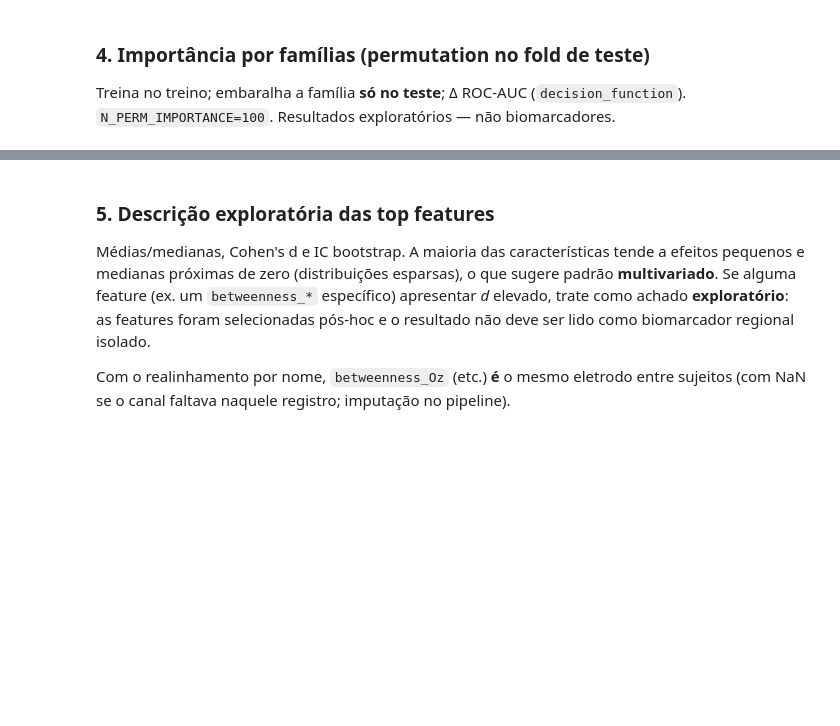
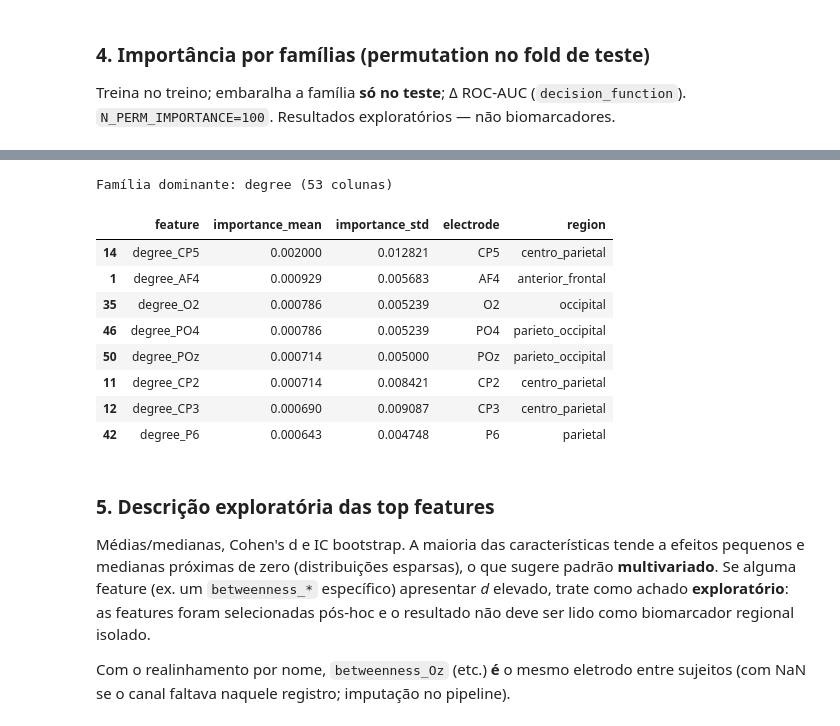
Before and after one commit to annesantos1990/TCC, a Jupyter notebook: notebook/03_classification/09_ml_age_robustness_interpretability.ipynb, the cells around one changed output, grey strips where cells are left out. Saved outputs shown, nothing was run; the diff lists cells and outputs as text; code cells hidden in the pictures; blank space fills up the shorter version.

Commit message:
Reexecuta classificação etária com as métricas de rede corrigidas.
Co-authored-by: Cursor <cursoragent@cursor.com>

```diff
--- a/notebook/03_classification/09_ml_age_robustness_interpretability.ipynb
+++ b/notebook/03_classification/09_ml_age_robustness_interpretability.ipynb
@@ -55,12 +55,9 @@ NODE_PREFIXES = (
     "degree_",
     "clustering_",
     "betweenness_",
-    "local_efficiency_",
     "hub_frequency_",
-    "weighted_degree_",
 )
 GLOBAL_FEATURES = [
-    "global_efficiency",
     "edges_mean",
     "edges_std",
     "edges_cv",
@@ -69,9 +66,7 @@ FEATURE_FAMILIES = {
     "degree": ("degree_",),
     "clustering": ("clustering_",),
     "betweenness": ("betweenness_",),
-    "local_efficiency": ("local_efficiency_",),
     "hub_frequency": ("hub_frequency_",),
-    "weighted_degree": ("weighted_degree_",),
     "global": tuple(GLOBAL_FEATURES),
 }
 
@@ -159,7 +154,7 @@ y.index = eo["subject_id"].values
 
 named_bt = [c for c in FEATURE_COLS if c.startswith("betweenness_")]
 assert named_bt and not named_bt[0].split("_", 1)[1].isdigit(), (
-    "Dataset ainda parece indexado; rode realign_features_by_electrode.py"
+    "Dataset ainda parece indexado; rode notebook/00_redes/03_realign_features_by_electrode.ipynb"
 )
 print(
     f"EO: n={len(y)}, features={X.shape[1]}, y={y.value_counts().to_dict()}, "
@@ -411,35 +450,44 @@ for col in top_family_cols:
     drops = np.asarray(drops, dtype=float)
     col_rows.append(
         {
             "feature": col,
             "importance_mean": float(drops.mean()),
             "importance_std": float(drops.std()),
         }
     )
 
 df_col = pd.DataFrame(col_rows).sort_values("importance_mean", ascending=False)
 df_col_top = df_col.head(TOP_K_FEATURES).copy()
 
 def feature_to_electrode(feat: str):
     for prefix in (
         "degree_",
         "clustering_",
         "betweenness_",
-        "local_efficiency_",
         "hub_frequency_",
-        "weighted_degree_",
     ):
         if feat.startswith(prefix):
             elect = feat[len(prefix) :]
             if elect and not elect.isdigit():
                 return elect, electrode_region(elect)
     return None, None
 
 
 mapped = df_col_top["feature"].apply(feature_to_electrode)
 df_col_top["electrode"] = [m[0] for m in mapped]
 df_col_top["region"] = [m[1] for m in mapped]
 df_col_top
+# %% [output]
+Família dominante: degree (53 colunas)
+|  | feature | importance_mean | importance_std | electrode | region |
+| 14 | degree_CP5 | 0.002000 | 0.012821 | CP5 | centro_parietal |
+| 1 | degree_AF4 | 0.000929 | 0.005683 | AF4 | anterior_frontal |
+| 35 | degree_O2 | 0.000786 | 0.005239 | O2 | occipital |
+| 46 | degree_PO4 | 0.000786 | 0.005239 | PO4 | parieto_occipital |
+| 50 | degree_POz | 0.000714 | 0.005000 | POz | parieto_occipital |
+| 11 | degree_CP2 | 0.000714 | 0.008421 | CP2 | centro_parietal |
+| 12 | degree_CP3 | 0.000690 | 0.009087 | CP3 | centro_parietal |
+| 42 | degree_P6 | 0.000643 | 0.004748 | P6 | parietal |
 # %% [markdown]
 ### 5. Descrição exploratória das top features
 
```
Also changed, not shown: parts of 8 cells of this notebook, 2 other files.
